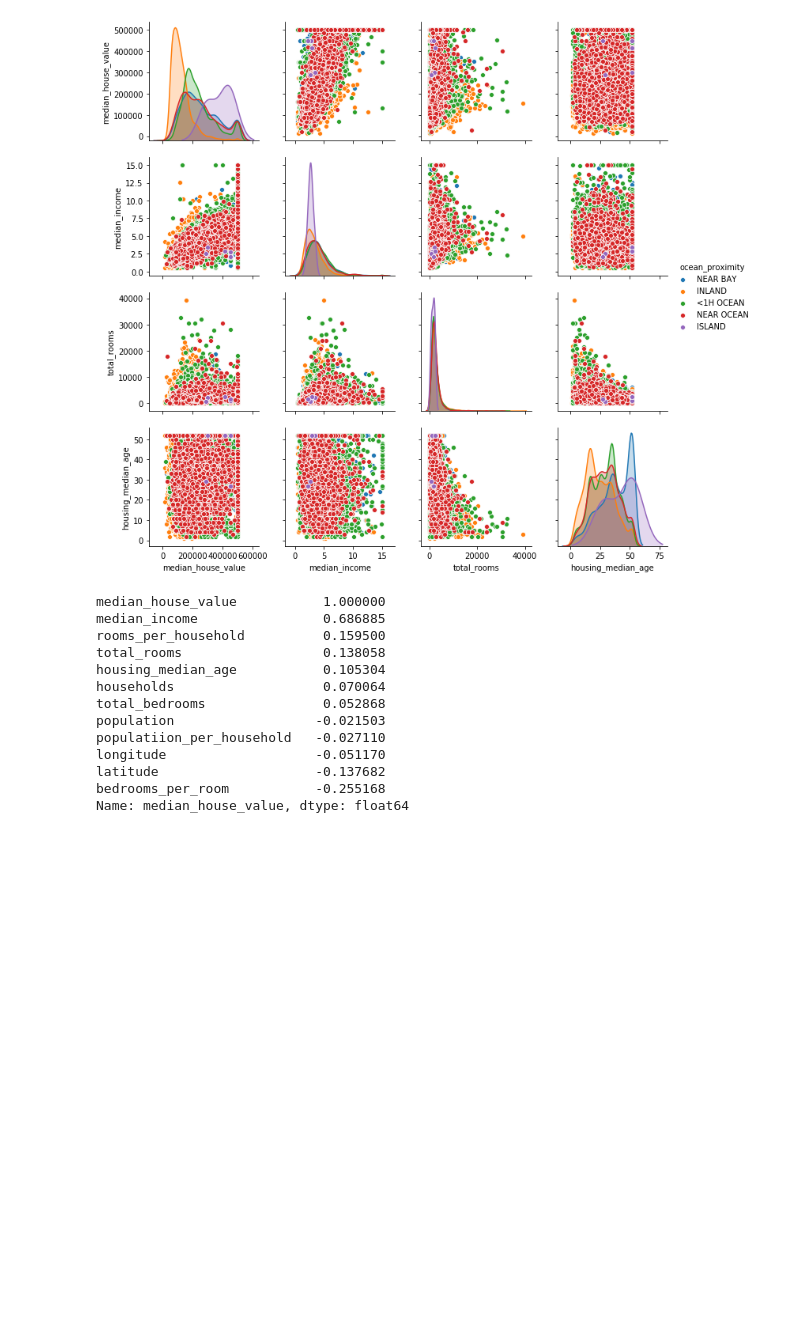
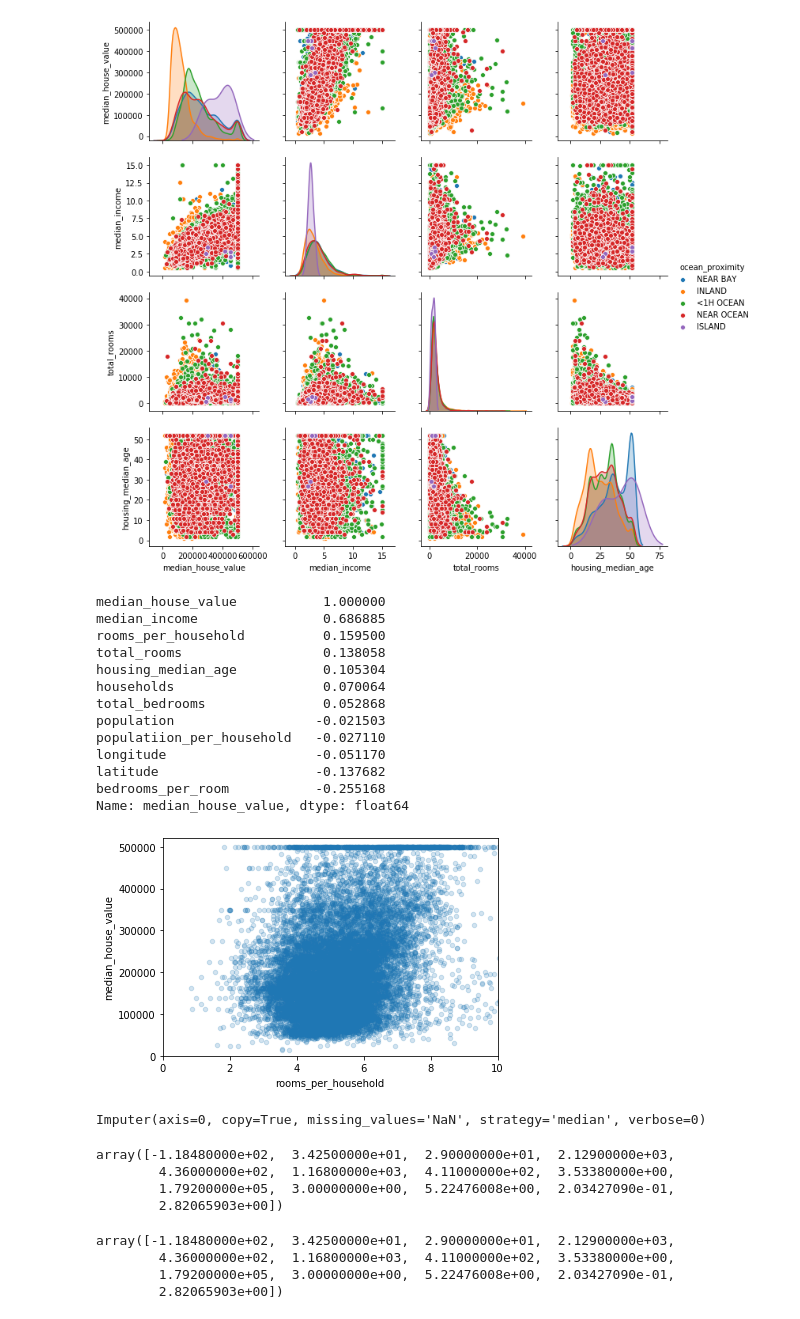
Before and after one commit to KaitaiD/Housing-Price-Prediction, a Jupyter notebook: housing.ipynb, the cells around one changed output. Drawn from its saved outputs; the diff is of its cells as text; code cells hidden in the pictures; blank space fills up the shorter version.

```diff
--- a/housing.ipynb
+++ b/housing.ipynb
@@ -216,3 +216,9 @@ longitude                   -0.051170
 latitude                    -0.137682
 bedrooms_per_room           -0.255168
 Name: median_house_value, dtype: float64
+# %%
+strat_train_set.plot(kind='scatter',x="rooms_per_household", y="median_house_value",alpha=0.2)
+plt.axis([0, 10, 0, 520000])
+plt.show()
+# %% [output]
+[figure, added]
@@ -218,0 +230,18 @@ Name: median_house_value, dtype: float64
+# %%
+imputer.fit(housing_num)
+# %% [output]
+Imputer(axis=0, copy=True, missing_values='NaN', strategy='median', verbose=0)
+# %%
+imputer.statistics_
+# %% [output]
+array([-1.18480000e+02,  3.42500000e+01,  2.90000000e+01,  2.12900000e+03,
+        4.36000000e+02,  1.16800000e+03,  4.11000000e+02,  3.53380000e+00,
+        1.79200000e+05,  3.00000000e+00,  5.22476008e+00,  2.03427090e-01,
+        2.82065903e+00])
+# %%
+housing_num.median().values
+# %% [output]
+array([-1.18480000e+02,  3.42500000e+01,  2.90000000e+01,  2.12900000e+03,
+        4.36000000e+02,  1.16800000e+03,  4.11000000e+02,  3.53380000e+00,
+        1.79200000e+05,  3.00000000e+00,  5.22476008e+00,  2.03427090e-01,
+        2.82065903e+00])
```
Also changed, not shown: parts of 10 cells of this notebook.
